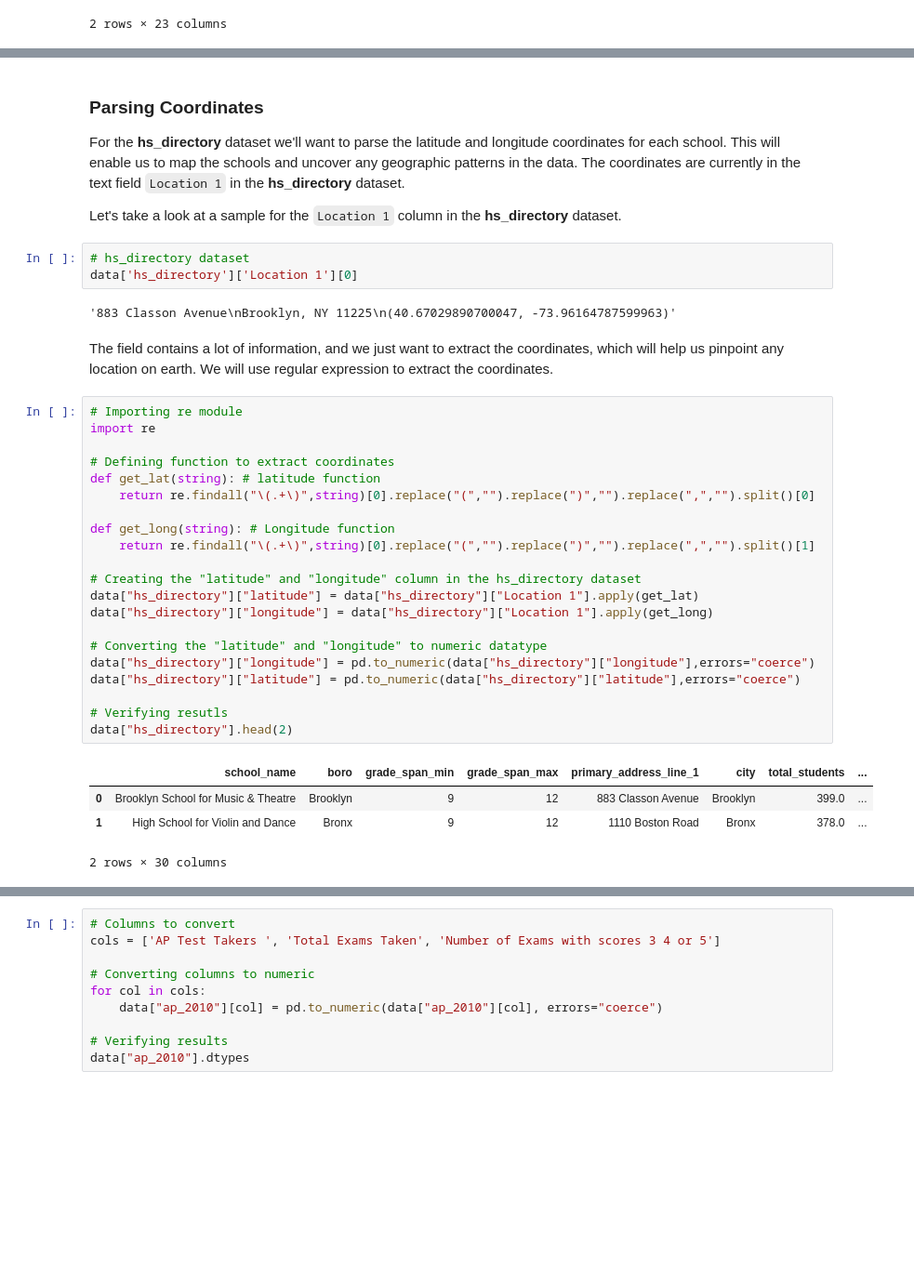
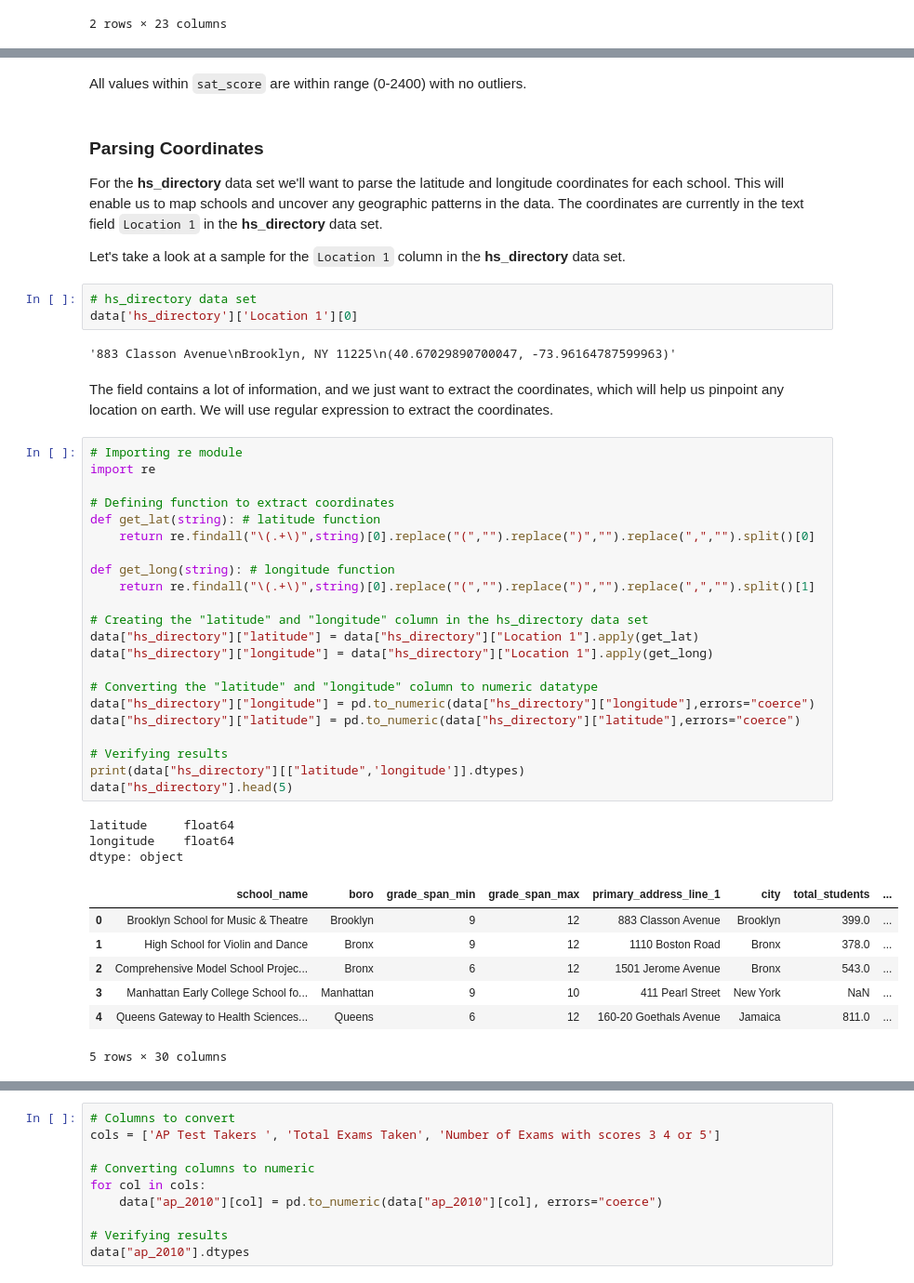
Before and after one commit to mh2rashi/Exploring-New-York-City-High-School-SAT-Scores, a Jupyter notebook: Exploring New York City High School SAT Scores.ipynb, the cells around one changed output, grey strips where cells are left out. Shown at 93% size. Cells and saved outputs as stored; diff of their text form; blank space fills up the shorter version.

```diff
--- a/Exploring New York City High School SAT Scores.ipynb
+++ b/Exploring New York City High School SAT Scores.ipynb
@@ -324,11 +340,13 @@ data["sat_results"].head(2)
+# %% [markdown]
+All values within `sat_score` are within range (0-2400) with no outliers.
 # %% [markdown]
 ### Parsing Coordinates
 
-For the **hs_directory** dataset we'll want to parse the latitude and longitude coordinates for each school. This will enable us to map the schools and uncover any geographic patterns in the data. The coordinates are currently in the text field `Location 1` in the **hs_directory** dataset.
+For the **hs_directory** data set we'll want to parse the latitude and longitude coordinates for each school. This will enable us to map schools and uncover any geographic patterns in the data. The coordinates are currently in the text field `Location 1` in the **hs_directory** data set.
 
-Let's take a look at a sample for the `Location 1` column in the **hs_directory** dataset.
+Let's take a look at a sample for the `Location 1` column in the **hs_directory** data set.
 # %%
-# hs_directory dataset
+# hs_directory data set
 data['hs_directory']['Location 1'][0]
 # %% [output]
 '883 Classon Avenue\nBrooklyn, NY 11225\n(40.67029890700047, -73.96164787599963)'
@@ -337,29 +355,36 @@ The field contains a lot of information, and we just want to extract the coordin
 # %%
 # Importing re module
 import re
 
 # Defining function to extract coordinates
 def get_lat(string): # latitude function
     return re.findall("\(.+\)",string)[0].replace("(","").replace(")","").replace(",","").split()[0]
 
-def get_long(string): # Longitude function
+def get_long(string): # longitude function
     return re.findall("\(.+\)",string)[0].replace("(","").replace(")","").replace(",","").split()[1]
 
-# Creating the "latitude" and "longitude" column in the hs_directory dataset
+# Creating the "latitude" and "longitude" column in the hs_directory data set
 data["hs_directory"]["latitude"] = data["hs_directory"]["Location 1"].apply(get_lat)
 data["hs_directory"]["longitude"] = data["hs_directory"]["Location 1"].apply(get_long)
 
-# Converting the "latitude" and "longitude" to numeric datatype
+# Converting the "latitude" and "longitude" column to numeric datatype
 data["hs_directory"]["longitude"] = pd.to_numeric(data["hs_directory"]["longitude"],errors="coerce")
 data["hs_directory"]["latitude"] = pd.to_numeric(data["hs_directory"]["latitude"],errors="coerce")
 
-# Verifying resutls
-data["hs_directory"].head(2)
+# Verifying results
+print(data["hs_directory"][["latitude",'longitude']].dtypes)
+data["hs_directory"].head(5)
 # %% [output]
+latitude     float64
+longitude    float64
+dtype: object
 |  | school_name | boro | grade_span_min | grade_span_max | primary_address_line_1 | city | total_students | ... |
 | 0 | Brooklyn School for Music & Theatre | Brooklyn | 9 | 12 | 883 Classon Avenue | Brooklyn | 399.0 | ... |
 | 1 | High School for Violin and Dance | Bronx | 9 | 12 | 1110 Boston Road | Bronx | 378.0 | ... |
+| 2 | Comprehensive Model School Projec... | Bronx | 6 | 12 | 1501 Jerome Avenue | Bronx | 543.0 | ... |
+| 3 | Manhattan Early College School fo... | Manhattan | 9 | 10 | 411 Pearl Street | New York | NaN | ... |
+| 4 | Queens Gateway to Health Sciences... | Queens | 6 | 12 | 160-20 Goethals Avenue | Jamaica | 811.0 | ... |
-2 rows × 30 columns
+5 rows × 30 columns
 # %% [markdown]
 ### Converting Columns to Numeric datatype
 
```
Also changed, not shown: parts of 78 cells of this notebook, 19 other files.
